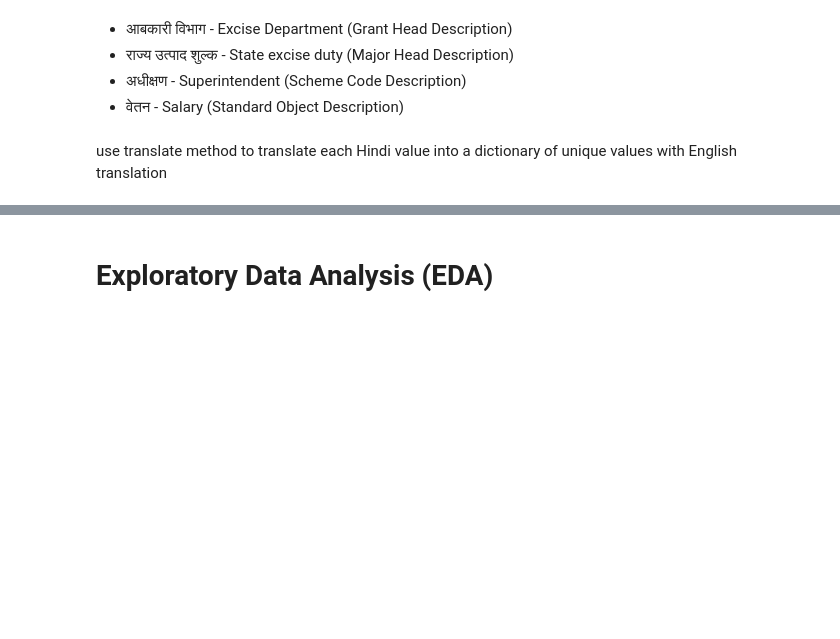
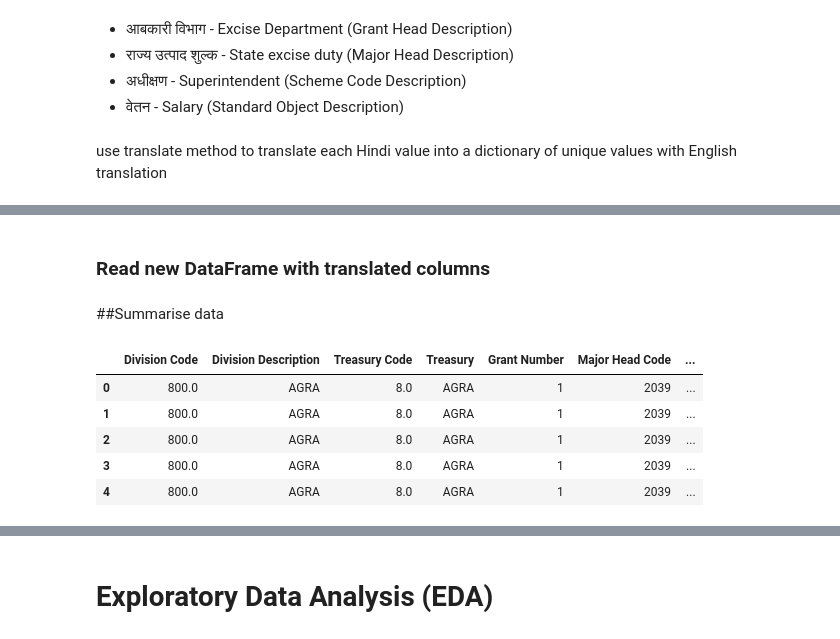
Before and after one commit to akhil7philip/School_Expenditure_in_UP, a Jupyter notebook: Assignment_CivicDataLab_Akhil.ipynb, the cells around one changed output, grey strips where cells are left out. Drawn from its saved outputs; the diff is of its cells as text; code cells hidden in the pictures; blank space fills up the shorter version.

```diff
--- a/Assignment_CivicDataLab_Akhil.ipynb
+++ b/Assignment_CivicDataLab_Akhil.ipynb
@@ -193,0 +187,17 @@ df_20['Minor Head'] = df_20['Standard Object Description'].replace(SOD_unique)
+# %% [markdown]
+### Read new DataFrame with translated columns
+# %%
+missing_values = ["n/a", "na", "-"]
+
+df = pd.read_csv('/content/gdrive/MyDrive/projects/school_expen/df_combined.csv', na_values = missing_values)
+# %% [markdown]
+##Summarise data
+# %%
+df.head()
+# %% [output]
+|  | Division Code | Division Description | Treasury Code | Treasury | Grant Number | Major Head Code | ... |
+| 0 | 800.0 | AGRA | 8.0 | AGRA | 1 | 2039 | ... |
+| 1 | 800.0 | AGRA | 8.0 | AGRA | 1 | 2039 | ... |
+| 2 | 800.0 | AGRA | 8.0 | AGRA | 1 | 2039 | ... |
+| 3 | 800.0 | AGRA | 8.0 | AGRA | 1 | 2039 | ... |
+| 4 | 800.0 | AGRA | 8.0 | AGRA | 1 | 2039 | ... |
```
Also changed, not shown: parts of 68 cells of this notebook.
